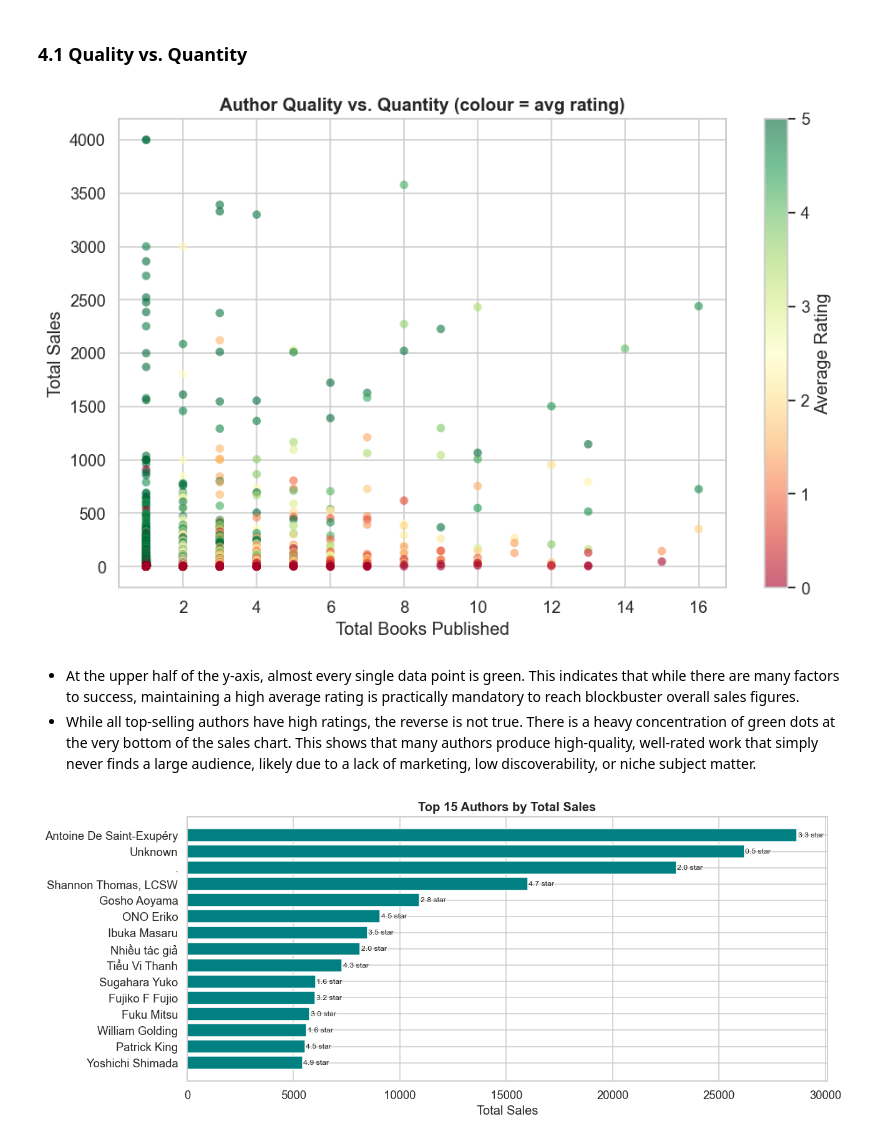
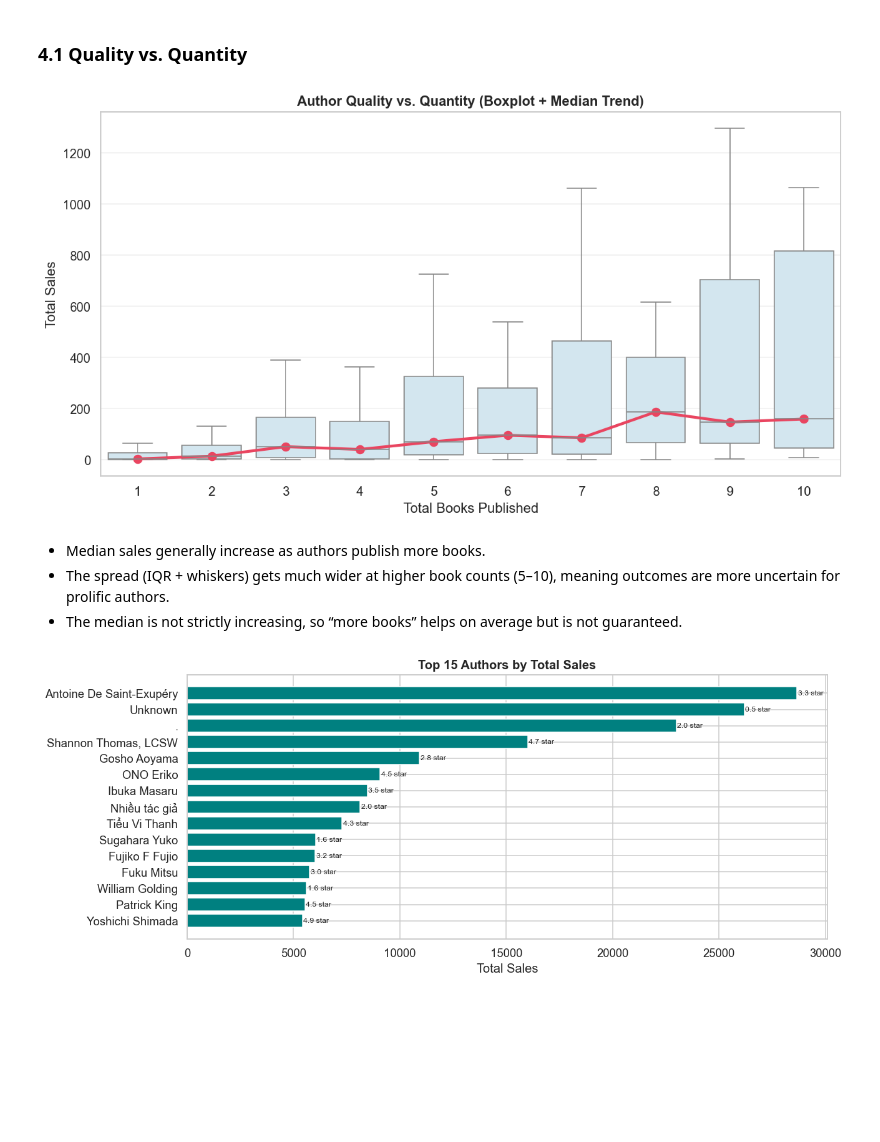
Before and after one commit to tadtd/csc10108-data-visualization-labs, a Jupyter notebook: lab-1/notebooks/EDA.ipynb, the cells around one changed output. Cells and saved outputs as stored; diff of their text form; code cells hidden in the pictures; blank space fills up the shorter version.

```diff
--- a/lab-1/notebooks/EDA.ipynb
+++ b/lab-1/notebooks/EDA.ipynb
@@ -334,42 +335,57 @@ From the 2023 to 2025, the median sales line has theFrom 2023 to 2025, the media
 # %%
 # Extreme outliers (the top 1%) have been removed to improve the readability of the main cluster.
 q99_books = author_df['total_books'].quantile(0.99)
 q99_sales = author_df['total_sales'].quantile(0.99)
-plot_auth = author_df[(author_df['total_books'] <= q99_books) & (author_df['total_sales'] <= q99_sales)]
 
-fig, ax = plt.subplots(figsize=(9, 6))
-scatter = ax.scatter(
-    plot_auth['total_books'],
-    plot_auth['total_sales'],
-    c=plot_auth['average_rating'],
-    cmap='RdYlGn',
-    alpha=0.6,
-    edgecolors='none',
-    s=40
+plot_auth = author_df[
+    (author_df['total_books'] <= q99_books) &
+    (author_df['total_sales'] <= q99_sales)
+].copy()
+
+# keep only x-groups with enough samples (stable boxplots)
+min_n = 8
+book_freq = plot_auth['total_books'].value_counts()
+valid_books = sorted(book_freq[book_freq >= min_n].index)
+
+plot_box = plot_auth[plot_auth['total_books'].isin(valid_books)].copy()
+plot_box['total_books'] = plot_box['total_books'].astype(int)
+
+fig, ax = plt.subplots(figsize=(11, 6))
+
+sns.boxplot(
+    data=plot_box,
+    x='total_books',
+    y='total_sales',
+    showfliers=False,
+    color='#cfe8f3',
+    ax=ax
 )
-cbar = plt.colorbar(scatter, ax=ax)
-cbar.set_label('Average Rating')
 
-# Annotate top-10 selling authors
-top10 = author_df.nlargest(10, 'total_sales')
-for _, row in top10.iterrows():
-    if row['total_books'] <= q99_books and row['total_sales'] <= q99_sales:
-        ax.annotate(
-            row['author_name'], (row['total_books'], row['total_sales']),
-            fontsize=7, ha='left', va='bottom',
-            xytext=(3, 3), textcoords='offset points'
-        )
+# overlay median trend
+sns.pointplot(
+    data=plot_box,
+    x='total_books',
+    y='total_sales',
+    estimator=np.median,
+    errorbar=None,
+    color=ACCENT,
+    markers='o',
+    linestyles='-',
+    ax=ax
+)
 
 ax.set_xlabel('Total Books Published')
 ax.set_ylabel('Total Sales')
-ax.set_title('Author Quality vs. Quantity (colour = avg rating)', fontweight='bold')
+ax.set_title('Author Quality vs. Quantity (Boxplot + Median Trend)', fontweight='bold')
+ax.grid(axis='y', alpha=0.3)
 plt.tight_layout()
 plt.show()
 # %% [output]
-[figure, old version]
+[figure, new version]
 # %% [markdown]
-- At the upper half of the y-axis, almost every single data point is green. This indicates that while there are many factors to success, maintaining a high average rating is practically mandatory to reach blockbuster overall sales figures.
-- While all top-selling authors have high ratings, the reverse is not true. There is a heavy concentration of green dots at the very bottom of the sales chart. This shows that many authors produce high-quality, well-rated work that simply never finds a large audience, likely due to a lack of marketing, low discoverability, or niche subject matter.
+- Median sales generally increase as authors publish more books.
+- The spread (IQR + whiskers) gets much wider at higher book counts (5–10), meaning outcomes are more uncertain for prolific authors.
+- The median is not strictly increasing, so “more books” helps on average but is not guaranteed.
 # %%
 # Top 15 authors by total_sales
 top_authors = author_df.nlargest(15, 'total_sales')
```
Also changed, not shown: parts of 7 cells of this notebook, 5 other files.
